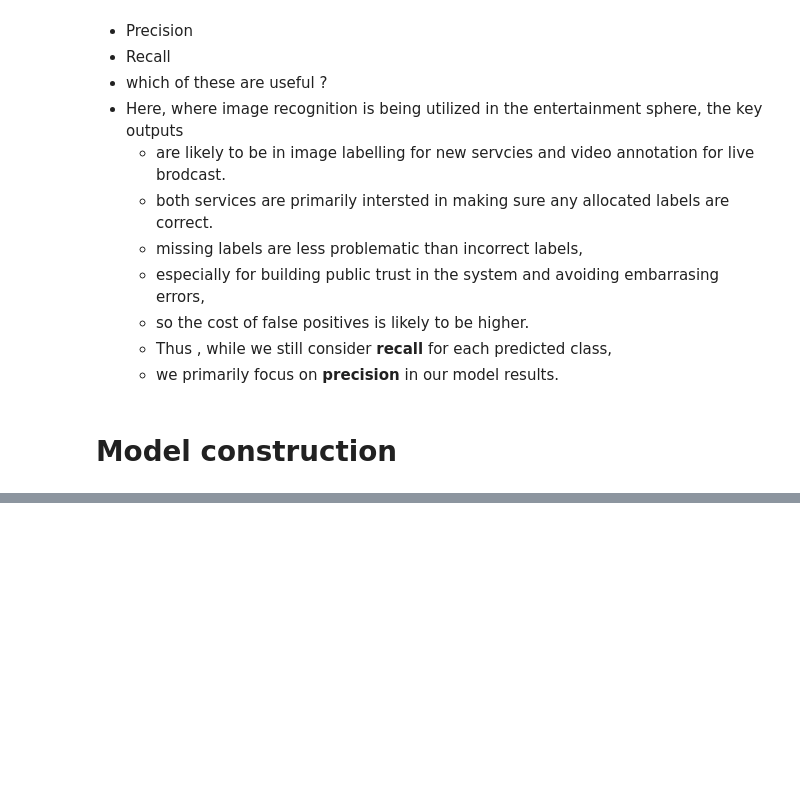
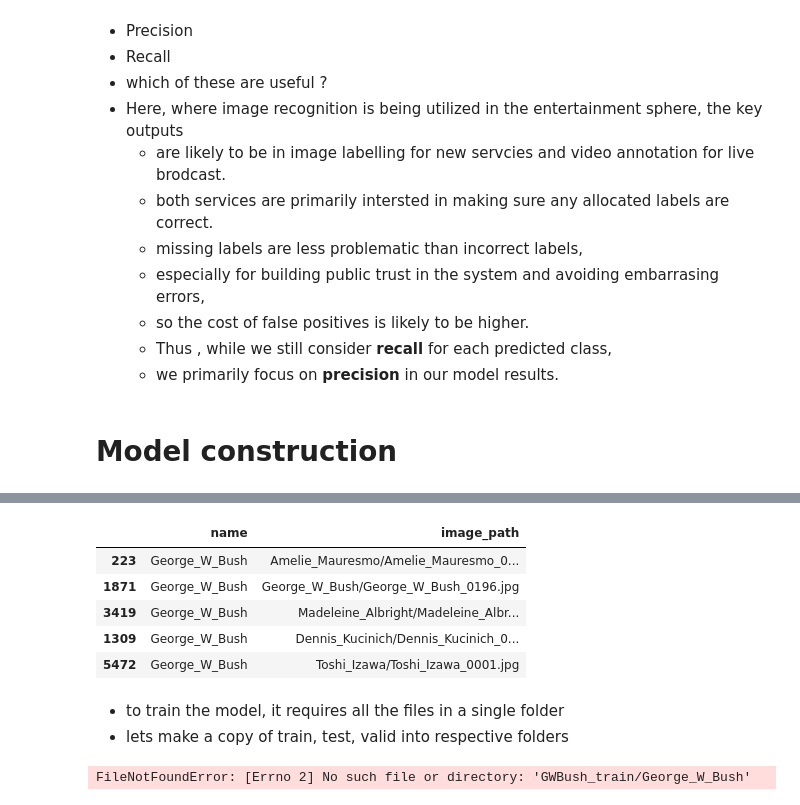
Before and after one commit to indhra/Face_recognition_CNN, a Jupyter notebook: Face_recognition_using_CNN.ipynb, the cells around one changed output, grey strips where cells are left out. Drawn from its saved outputs; the diff is of its cells as text; code cells hidden in the pictures; blank space fills up the shorter version.

```diff
--- a/Face_recognition_using_CNN.ipynb
+++ b/Face_recognition_using_CNN.ipynb
@@ -227,0 +315,16 @@ plt.imshow(img)
+# %%
+# split above data for testing purposes
+
+actor_train , actor_test = train_test_split(our_actor, test_size=0.2, random_state=143)
+
+# validation data as well
+
+actor_train, actor_val = train_test_split(actor_train, test_size=0.2, random_state=143)
+actor_train.head()
+# %% [output]
+|  | name | image_path |
+| 223 | George_W_Bush | Amelie_Mauresmo/Amelie_Mauresmo_0... |
+| 1871 | George_W_Bush | George_W_Bush/George_W_Bush_0196.jpg |
+| 3419 | George_W_Bush | Madeleine_Albright/Madeleine_Albr... |
+| 1309 | George_W_Bush | Dennis_Kucinich/Dennis_Kucinich_0... |
+| 5472 | George_W_Bush | Toshi_Izawa/Toshi_Izawa_0001.jpg |
@@ -227,0 +347,3 @@ plt.imshow(img)
+# %% [markdown]
+* to train the model, it requires all the files in a single folder
+* lets make a copy of train, test, valid into respective folders
@@ -227,0 +364,6 @@ plt.imshow(img)
+# %%
+# move images
+
+directory_move(actor_train, 'GWBush_train/')
+# %% [output]
+FileNotFoundError: [Errno 2] No such file or directory: 'GWBush_train/George_W_Bush'
```
Also changed, not shown: parts of 13 cells of this notebook.
